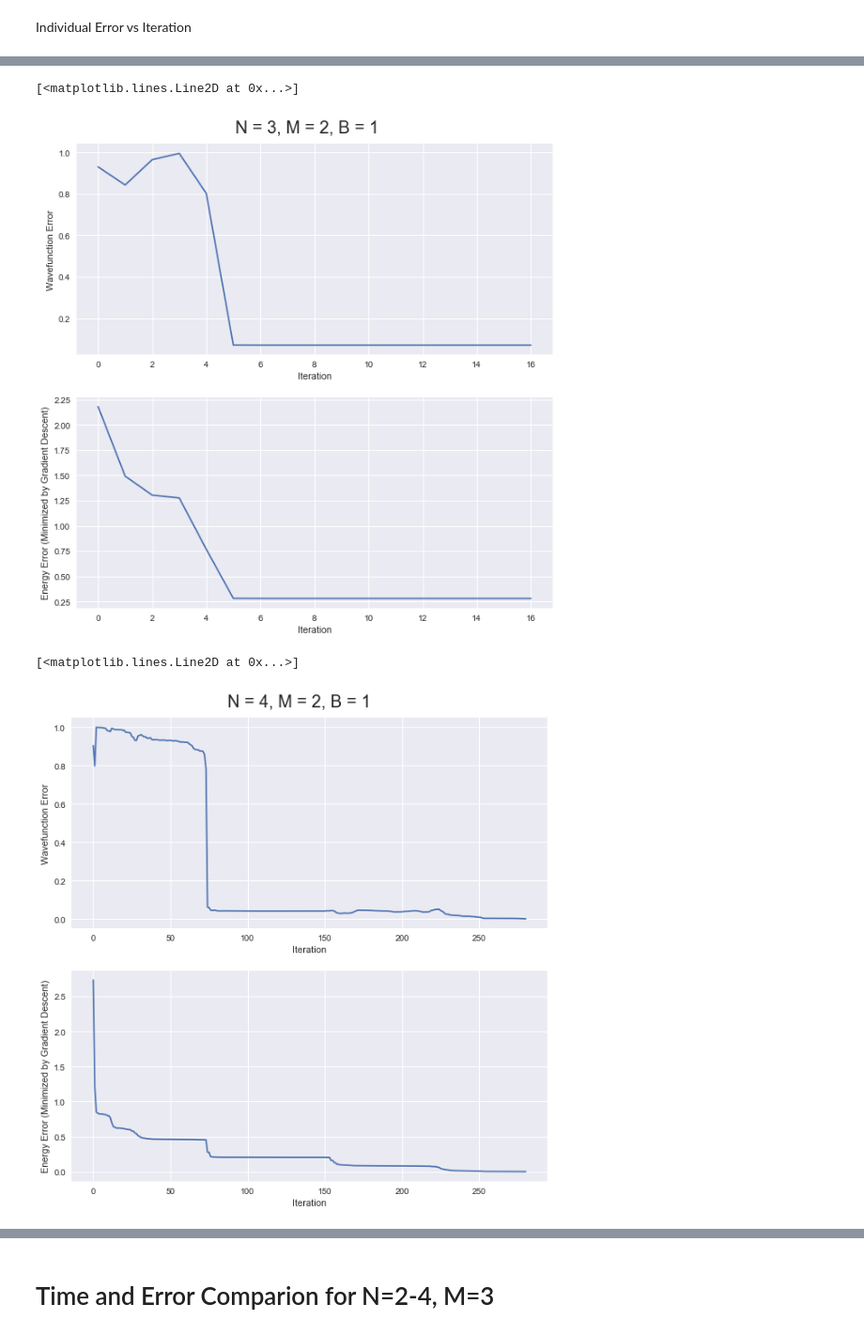
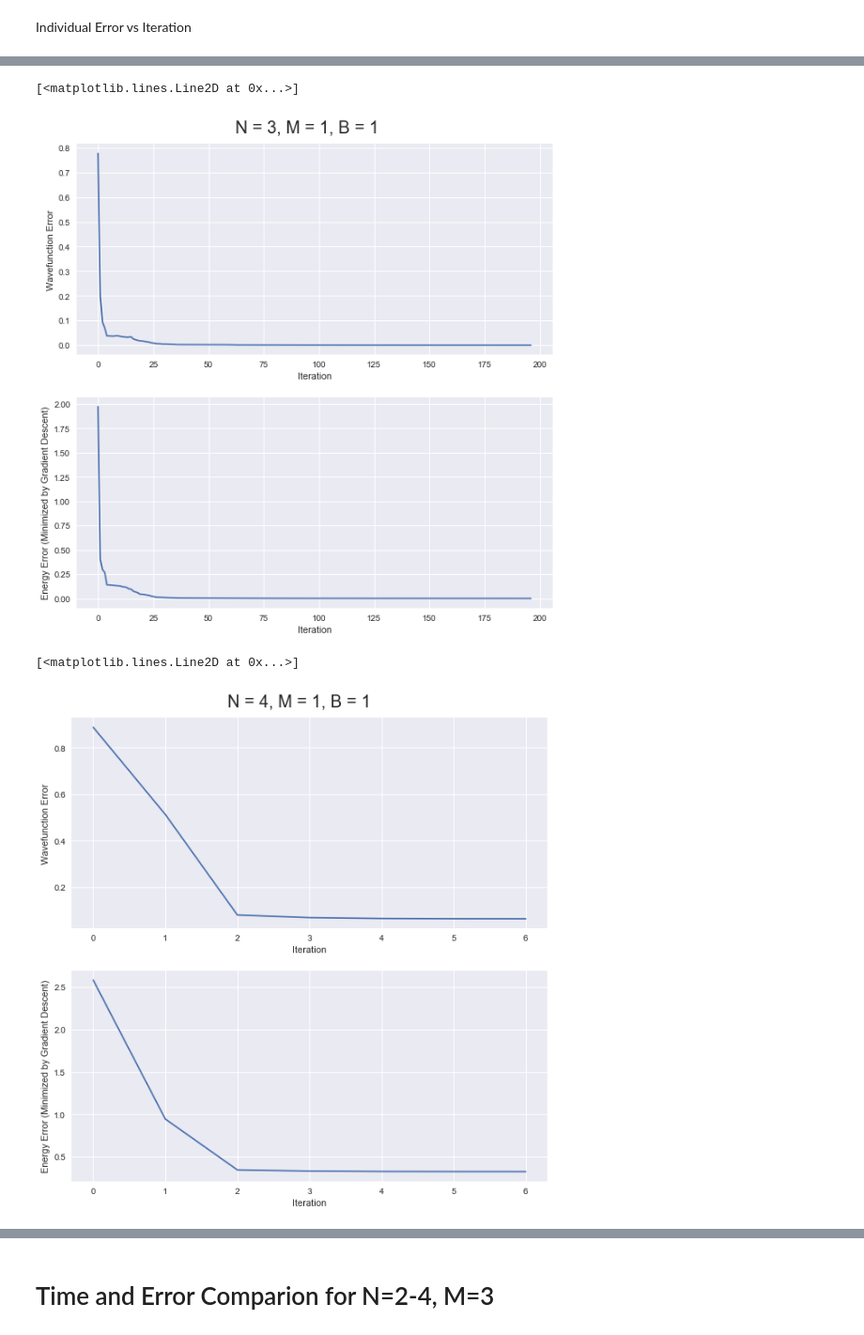
Before and after one commit to aorfi/Phys459, a Jupyter notebook: RBMGroundStateComputationTime.ipynb, the cells around one changed output, grey strips where cells are left out. Shown: that part at 94% size. Cells and saved outputs as stored; diff of their text form; code cells hidden in the pictures.

```diff
--- a/RBMGroundStateComputationTime.ipynb
+++ b/RBMGroundStateComputationTime.ipynb
@@ -178,7 +178,7 @@ class GradDescent:
     def __call__(self, N, M):
         par = ranRBMpar(N,M)
         H = self.hamiltonian
-        min = scipy.optimize.fmin_cg(varEnergy,par,args= (N,M,H),gtol = 1e-08,maxiter=10*len(par), full_output=True, retall = True, disp=True)
+        min = scipy.optimize.fmin_cg(varEnergy,par,args= (N,M,H),gtol = 1e-04, full_output=True, retall = True, disp=True)
         #Ground State
         found_gs = RBM_ansatz(min[0],N, M)
         found_gs = found_gs.unit()
@@ -218,24 +218,24 @@ for i in range(N_values.size):
     #gradient descent
     gradDescent = GradDescent(N_values[i], B, A0)
     gd = gradDescent(N_values[i], M)
-    MgdResults.append(gd)
-    MgdState.append(gd[0])
-    MgdTime.append(gd[1])
+    M1gdResults.append(gd)
+    M1gdState.append(gd[0])
+    M1gdTime.append(gd[1])
 
 
     #exact diagonalization
     groundState = GroundState(N_values[i],B,A0)
     ed = groundState()
-    MedState.append(ed[0])
-    MedTime.append(ed[1])
+    M1edState.append(ed[0])
+    M1edTime.append(ed[1])
 
     #Error
     gdEng = gd[0][2]
     edEng = ed[0][0]
-    ActualEng.append(edEng)
+    M1ActualEng.append(edEng)
     gdState = gd[0][1]
     edState = ed[0][1]
     errTemp = err(gdState,edState,gdEng,edEng)
-    MengErr.append(errTemp[0])
-    MstateErr.append(errTemp[1])
+    M1engErr.append(errTemp[0])
+    M1stateErr.append(errTemp[1])
 # %% [output]
@@ -309,7 +309,7 @@ Individual Error vs Iteration
 # %%
 #N=2 groundstate error
 N=2
-parResults =MgdResults[N-2][0][0][5]
+parResults =M1gdResults[N-2][0][0][5]
 numIter = len(parResults)
 iter = np.arange(numIter)
 state = []
@@ -318,8 +318,8 @@ stateErr = []
 engErr = []
 
 
-gs = MedState[N-2][1]
-gsEng = ActualEng[N-2]
+gs = M1edState[N-2][1]
+gsEng = M1ActualEng[N-2]
 
 #find state at each iteration
 for i in range(numIter):
@@ -334,7 +334,7 @@ for i in range(numIter):
 
 
 plt.figure(figsize=(10,10))
-ttl = plt.suptitle("N = 2, M = 2, B = 1",size =20)
+ttl = plt.suptitle("N = 2, M = 1, B = 1",size =20)
 ttl.set_position([.5, 0.92])
 
 ax1 = plt.subplot(2,1,1)
@@ -352,7 +352,7 @@ ax2.plot(iter, engErr)
 # %%
 #N=3 groundstate error
 N=3
-parResults =MgdResults[N-2][0][0][5]
+parResults =M1gdResults[N-2][0][0][5]
 numIter = len(parResults)
 iter = np.arange(numIter)
 state = []
@@ -361,8 +361,8 @@ stateErr = []
 engErr = []
 
 
-gs = MedState[N-2][1]
-gsEng = ActualEng[N-2]
+gs = M1edState[N-2][1]
+gsEng = M1ActualEng[N-2]
 
 #find state at each iteration
 for i in range(numIter):
@@ -375,7 +375,7 @@ for i in range(numIter):
     engErr.append(errIter[0])
 
 plt.figure(figsize=(10,10))
-ttl = plt.suptitle("N = 3, M = 2, B = 1",size =20)
+ttl = plt.suptitle("N = 3, M = 1, B = 1",size =20)
 ttl.set_position([.5, 0.92])
 
 ax1 = plt.subplot(2,1,1)
@@ -389,48 +389,48 @@ ax2.set_ylabel('Energy Error (Minimized by Gradient Descent)')
 ax2.plot(iter, engErr)
 # %% [output]
 [<matplotlib.lines.Line2D at 0x...>]
-[figure, old version]
+[figure, new version]
 # %%
 #N=4 groundstate error
 N=4
-parResults =MgdResults[N-2][0][0][5]
+parResults =M1gdResults[N-2][0][0][5]
 numIter = len(parResults)
 iter = np.arange(numIter)
 state = []
 eng = []
 stateErr = []
 engErr = []
 
 
-gs = MedState[N-2][1]
-gsEng = ActualEng[N-2]
+gs = M1edState[N-2][1]
+gsEng = M1ActualEng[N-2]
 
 #find state at each iteration
 for i in range(numIter):
     stateIter = RBM_ansatz(parResults[i],N, M)
     state.append(stateIter)
     engIter = varEnergy(parResults[i],N, M, hamiltonian(N, B, A0))
     eng.append(engIter)
     errIter = err(stateIter,gs,engIter,gsEng)
     stateErr.append(errIter[1])
     engErr.append(errIter[0])
 
 plt.figure(figsize=(10,10))
-ttl = plt.suptitle("N = 4, M = 2, B = 1 ",size =20)
+ttl = plt.suptitle("N = 4, M = 1, B = 1 ",size =20)
 ttl.set_position([.5, 0.92])
 
 ax1 = plt.subplot(2,1,1)
 ax1.set_xlabel('Iteration')
 ax1.set_ylabel('Wavefunction Error')
 ax1.plot(iter, stateErr)
 
 ax2 = plt.subplot(2,1,2)
 ax2.set_xlabel('Iteration')
 ax2.set_ylabel('Energy Error (Minimized by Gradient Descent)')
 ax2.plot(iter, engErr)
 # %% [output]
 [<matplotlib.lines.Line2D at 0x...>]
-[figure, old version]
+[figure, new version]
 # %%
 #N=5 groundstate error
 N=5
```
Also changed, not shown: parts of 24 cells of this notebook, 35 other files.
